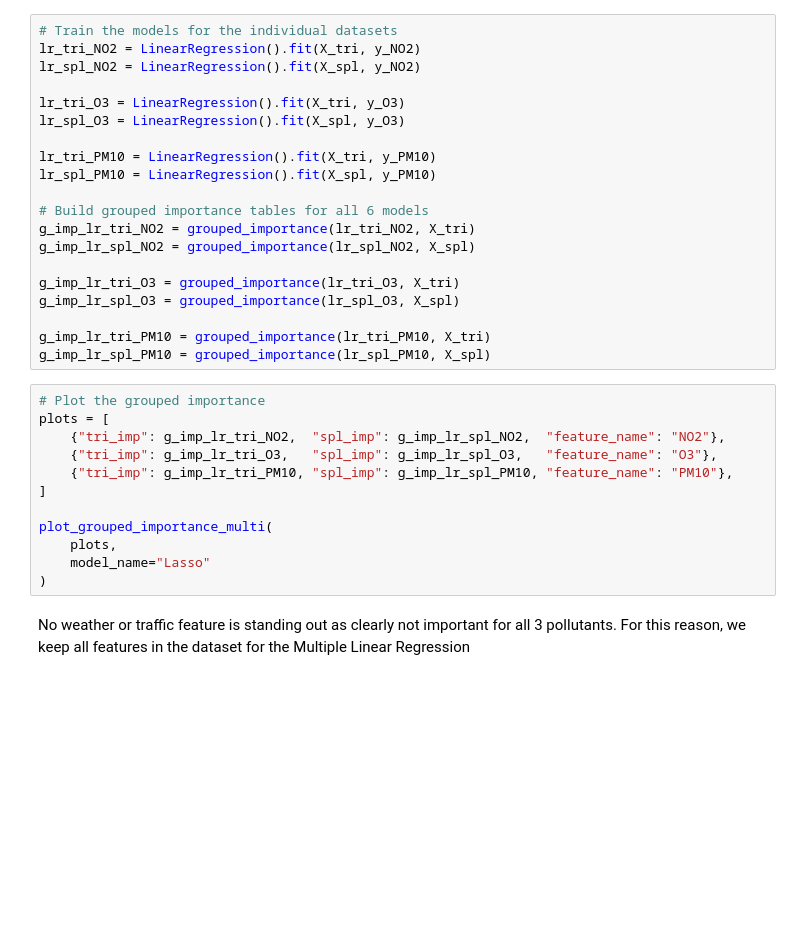
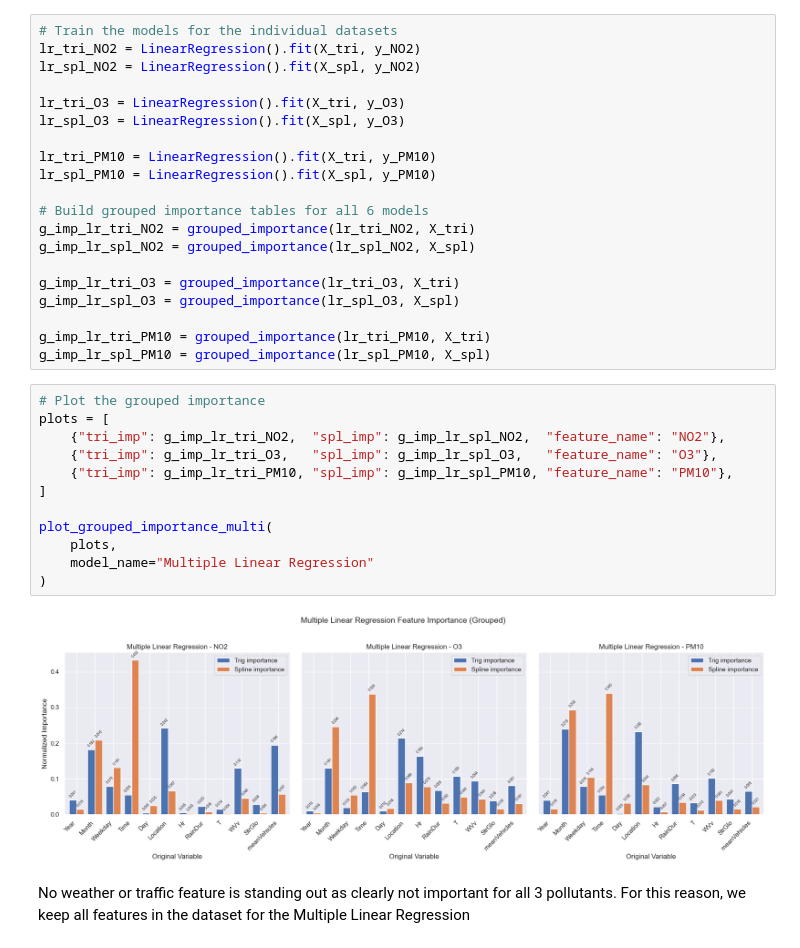
Before and after one commit to JitkaRantanen/AS2025_CO2-GroupProject, a Jupyter notebook: Masterfile.ipynb, the cells around one changed output. Drawn from its saved outputs; the diff is of its cells as text; blank space fills up the shorter version.

Commit message:
Added the missing parameter for LDA Feature importance plots

```diff
--- a/Masterfile.ipynb
+++ b/Masterfile.ipynb
@@ -1502,18 +1502,20 @@ g_imp_lr_spl_O3 = grouped_importance(lr_spl_O3, X_spl)
 
 g_imp_lr_tri_PM10 = grouped_importance(lr_tri_PM10, X_tri)
 g_imp_lr_spl_PM10 = grouped_importance(lr_spl_PM10, X_spl)
-# %%
-# Plot the grouped importance
-plots = [
-    {"tri_imp": g_imp_lr_tri_NO2,  "spl_imp": g_imp_lr_spl_NO2,  "feature_name": "NO2"},
-    {"tri_imp": g_imp_lr_tri_O3,   "spl_imp": g_imp_lr_spl_O3,   "feature_name": "O3"},
-    {"tri_imp": g_imp_lr_tri_PM10, "spl_imp": g_imp_lr_spl_PM10, "feature_name": "PM10"},
-]
-
-plot_grouped_importance_multi(
-    plots,
-    model_name="Lasso"
-)
+# %%
+# Plot the grouped importance
+plots = [
+    {"tri_imp": g_imp_lr_tri_NO2,  "spl_imp": g_imp_lr_spl_NO2,  "feature_name": "NO2"},
+    {"tri_imp": g_imp_lr_tri_O3,   "spl_imp": g_imp_lr_spl_O3,   "feature_name": "O3"},
+    {"tri_imp": g_imp_lr_tri_PM10, "spl_imp": g_imp_lr_spl_PM10, "feature_name": "PM10"},
+]
+
+plot_grouped_importance_multi(
+    plots,
+    model_name="Multiple Linear Regression"
+)
+# %% [output]
+[figure, added]
 # %% [markdown]
 No weather or traffic feature is standing out as clearly not important for all 3 pollutants. For this reason, we keep all features in the dataset for the Multiple Linear Regression
 # %% [markdown]
```
Also changed, not shown: parts of 10 cells of this notebook.
